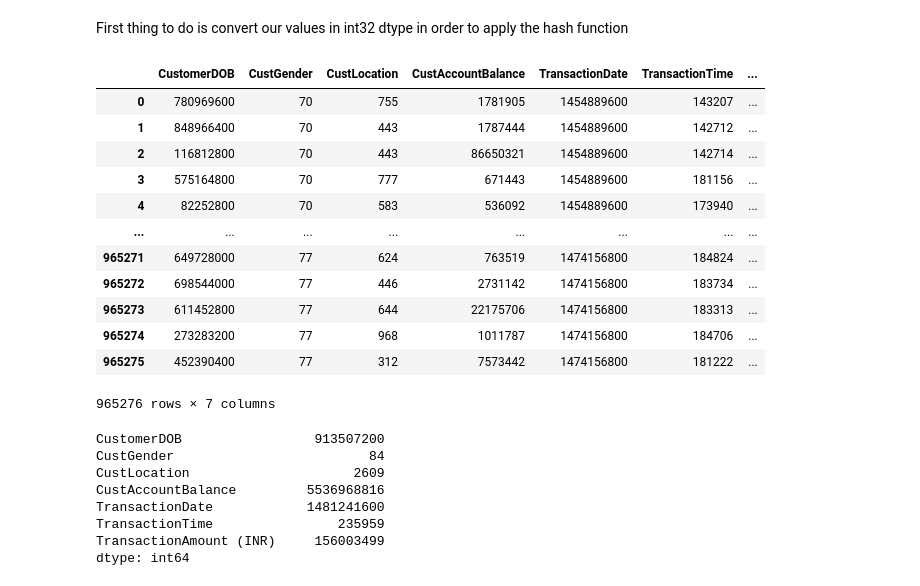
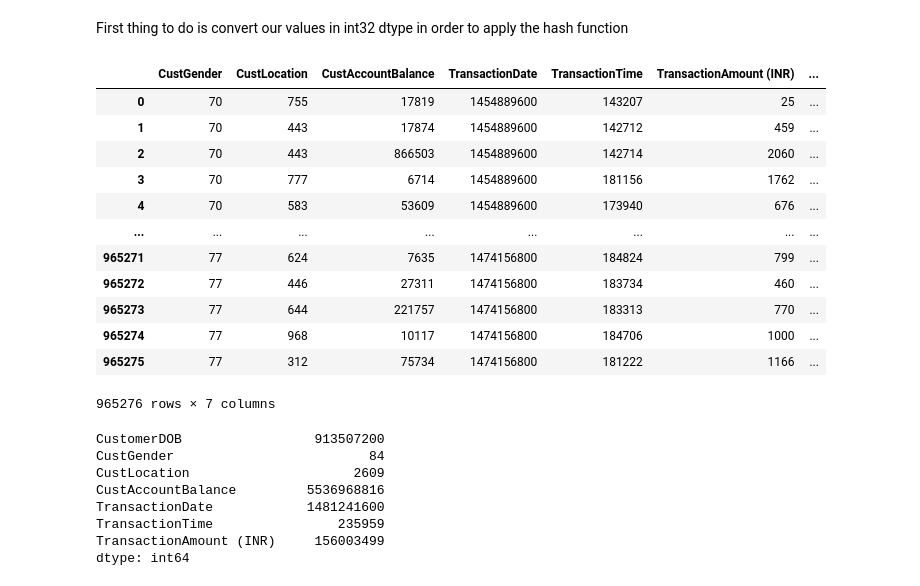
Before and after one commit to gianaguico/ADM_HW4_Group33, a Jupyter notebook: Q1.ipynb, the cells around one changed output. Cells and saved outputs as stored; diff of their text form; code cells hidden in the pictures.

```diff
--- a/Q1.ipynb
+++ b/Q1.ipynb
@@ -94,8 +98,7 @@ First thing to do is convert our values in int32 dtype in order to apply the has
 # %%
 #let's define some functions
 def float_to_int(value):
-    integer,decimal  = str(value).split('.')
-    return int(integer+decimal)
+    return int(value)
 
 def date_to_int(value):
     return int(pd.Timestamp(value).timestamp())
@@ -109,22 +112,22 @@ data.CustLocation = data['CustLocation'].apply(string_to_int)
 data.CustAccountBalance = data['CustAccountBalance'].apply(float_to_int)
 data.TransactionDate = data['TransactionDate'].apply(date_to_int)
 data['TransactionAmount (INR)'] = data['TransactionAmount (INR)'].apply(float_to_int)
-# %%
-data
-# %% [output]
-|  | CustomerDOB | CustGender | CustLocation | CustAccountBalance | TransactionDate | TransactionTime | ... |
-| 0 | 780969600 | 70 | 755 | 1781905 | 1454889600 | 143207 | ... |
-| 1 | 848966400 | 70 | 443 | 1787444 | 1454889600 | 142712 | ... |
-| 2 | 116812800 | 70 | 443 | 86650321 | 1454889600 | 142714 | ... |
-| 3 | 575164800 | 70 | 777 | 671443 | 1454889600 | 181156 | ... |
-| 4 | 82252800 | 70 | 583 | 536092 | 1454889600 | 173940 | ... |
-| ... | ... | ... | ... | ... | ... | ... | ... |
-| 965271 | 649728000 | 77 | 624 | 763519 | 1474156800 | 184824 | ... |
-| 965272 | 698544000 | 77 | 446 | 2731142 | 1474156800 | 183734 | ... |
-| 965273 | 611452800 | 77 | 644 | 22175706 | 1474156800 | 183313 | ... |
-| 965274 | 273283200 | 77 | 968 | 1011787 | 1474156800 | 184706 | ... |
-| 965275 | 452390400 | 77 | 312 | 7573442 | 1474156800 | 181222 | ... |
-965276 rows × 7 columns
+# %%
+data.drop(['CustomerDOB'], axis = 1)
+# %% [output]
+|  | CustGender | CustLocation | CustAccountBalance | TransactionDate | TransactionTime | TransactionAmount (INR) | ... |
+| 0 | 70 | 755 | 17819 | 1454889600 | 143207 | 25 | ... |
+| 1 | 70 | 443 | 17874 | 1454889600 | 142712 | 459 | ... |
+| 2 | 70 | 443 | 866503 | 1454889600 | 142714 | 2060 | ... |
+| 3 | 70 | 777 | 6714 | 1454889600 | 181156 | 1762 | ... |
+| 4 | 70 | 583 | 53609 | 1454889600 | 173940 | 676 | ... |
+| ... | ... | ... | ... | ... | ... | ... | ... |
+| 965271 | 77 | 624 | 7635 | 1474156800 | 184824 | 799 | ... |
+| 965272 | 77 | 446 | 27311 | 1474156800 | 183734 | 460 | ... |
+| 965273 | 77 | 644 | 221757 | 1474156800 | 183313 | 770 | ... |
+| 965274 | 77 | 968 | 10117 | 1474156800 | 184706 | 1000 | ... |
+| 965275 | 77 | 312 | 75734 | 1474156800 | 181222 | 1166 | ... |
+965276 rows × 7 columns
 # %%
 #obtain max value for x
 data.max()
```
Also changed, not shown: parts of 3 cells of this notebook.
